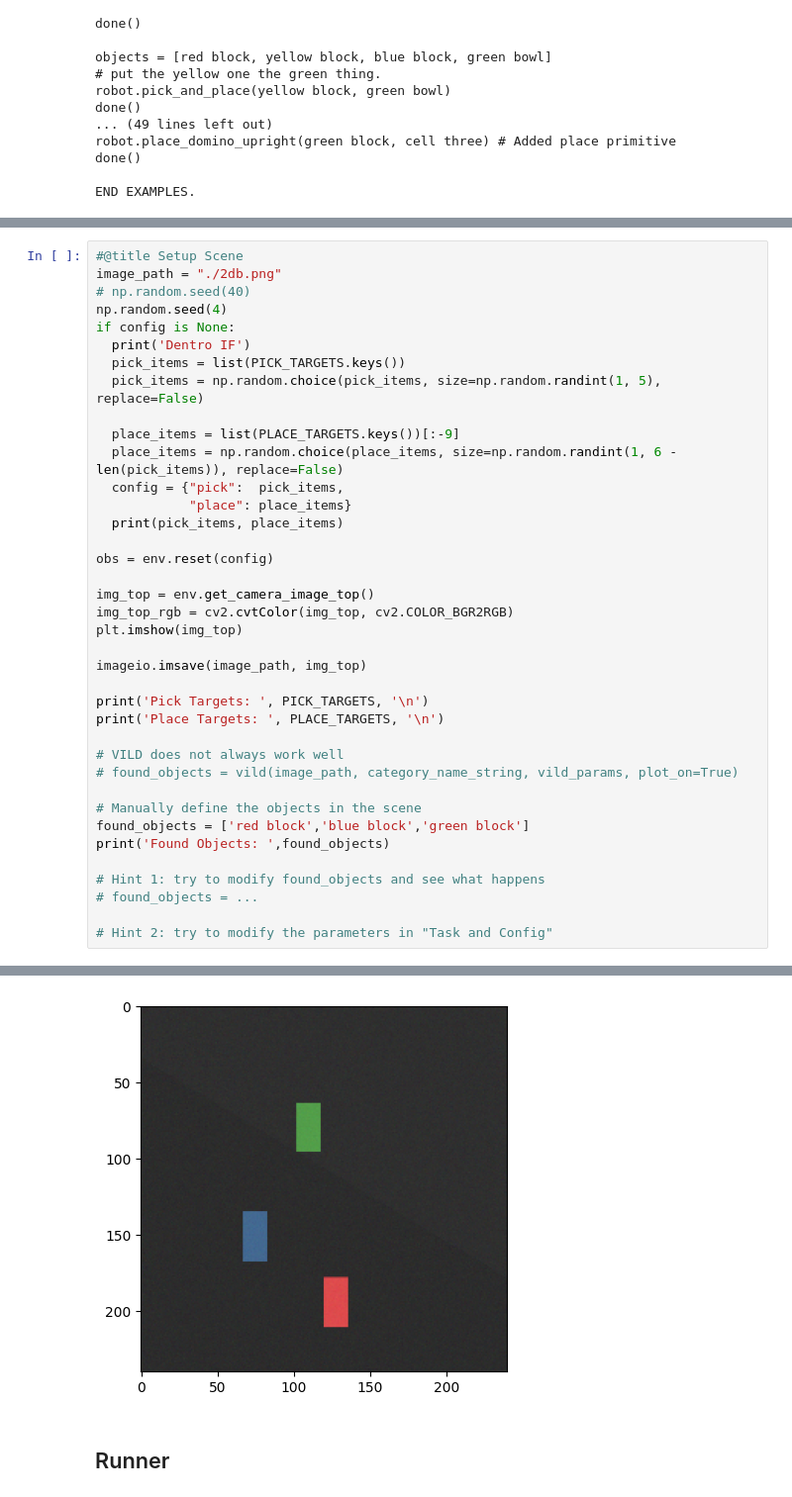
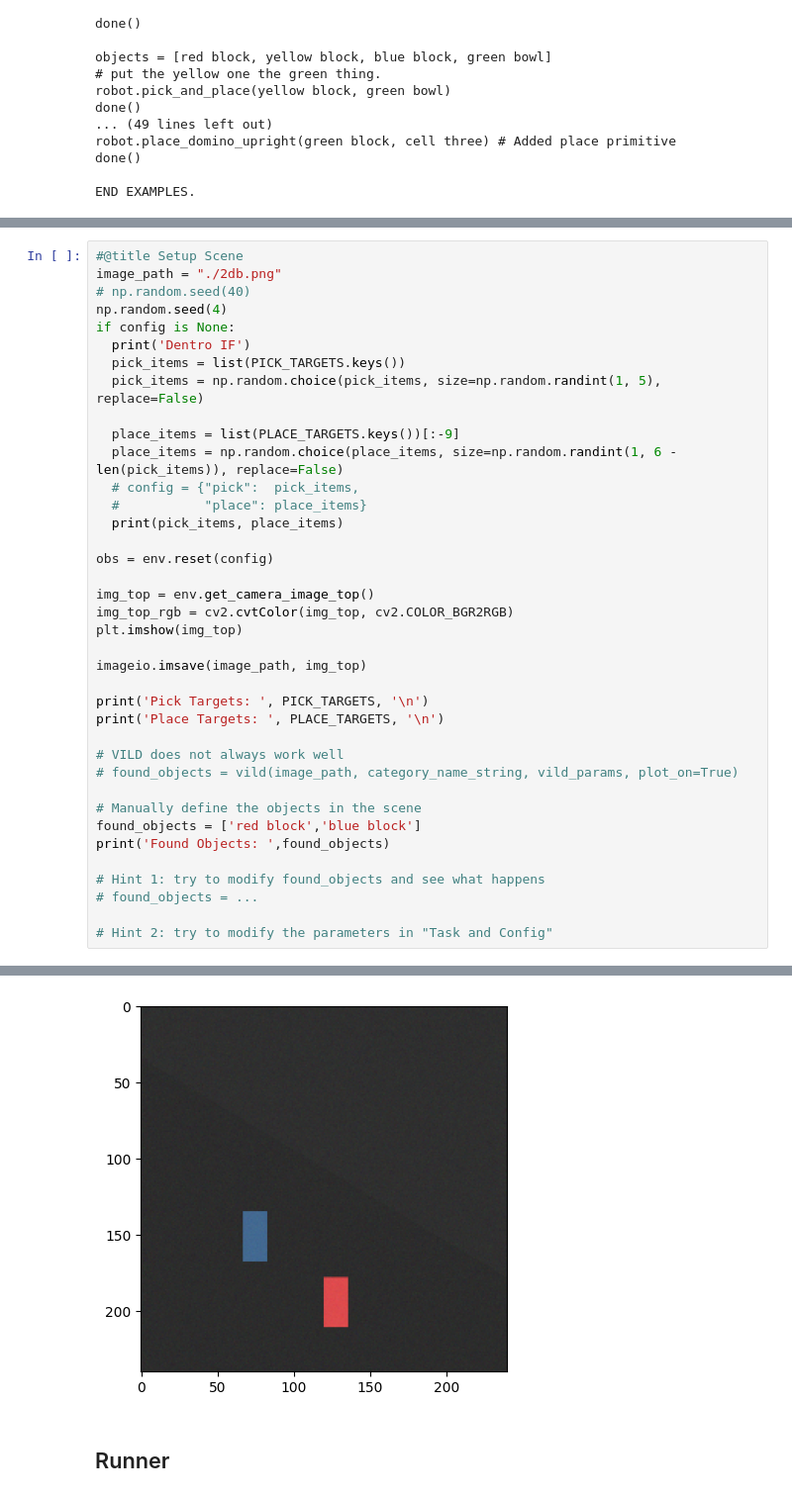
Before and after one commit to Matteo7100/SayCan-project, a Jupyter notebook: SC_WIP.ipynb, the cells around one changed output, grey strips where cells are left out. Shown at 99% size. Cells and saved outputs as stored; diff of their text form.

```diff
--- a/SC_WIP.ipynb
+++ b/SC_WIP.ipynb
@@ -3643,8 +3587,8 @@ if config is None:
 
   place_items = list(PLACE_TARGETS.keys())[:-9]
   place_items = np.random.choice(place_items, size=np.random.randint(1, 6 - len(pick_items)), replace=False)
-  config = {"pick":  pick_items,
-            "place": place_items}
+  # config = {"pick":  pick_items,
+  #           "place": place_items}
   print(pick_items, place_items)
 
 obs = env.reset(config)
@@ -3662,7 +3606,7 @@ print('Place Targets: ', PLACE_TARGETS, '\n')
 # found_objects = vild(image_path, category_name_string, vild_params, plot_on=True)
 
 # Manually define the objects in the scene
-found_objects = ['red block','blue block','green block']
+found_objects = ['red block','blue block']
 print('Found Objects: ',found_objects)
 
 # Hint 1: try to modify found_objects and see what happens
@@ -3679,4 +3623,4 @@ Found Objects:  ['red block', 'blue block', 'green block']
-[figure, old version]
+[figure, new version]
 # %% [markdown]
 ## Runner
 # %%
```
Also changed, not shown: parts of 14 cells of this notebook.
